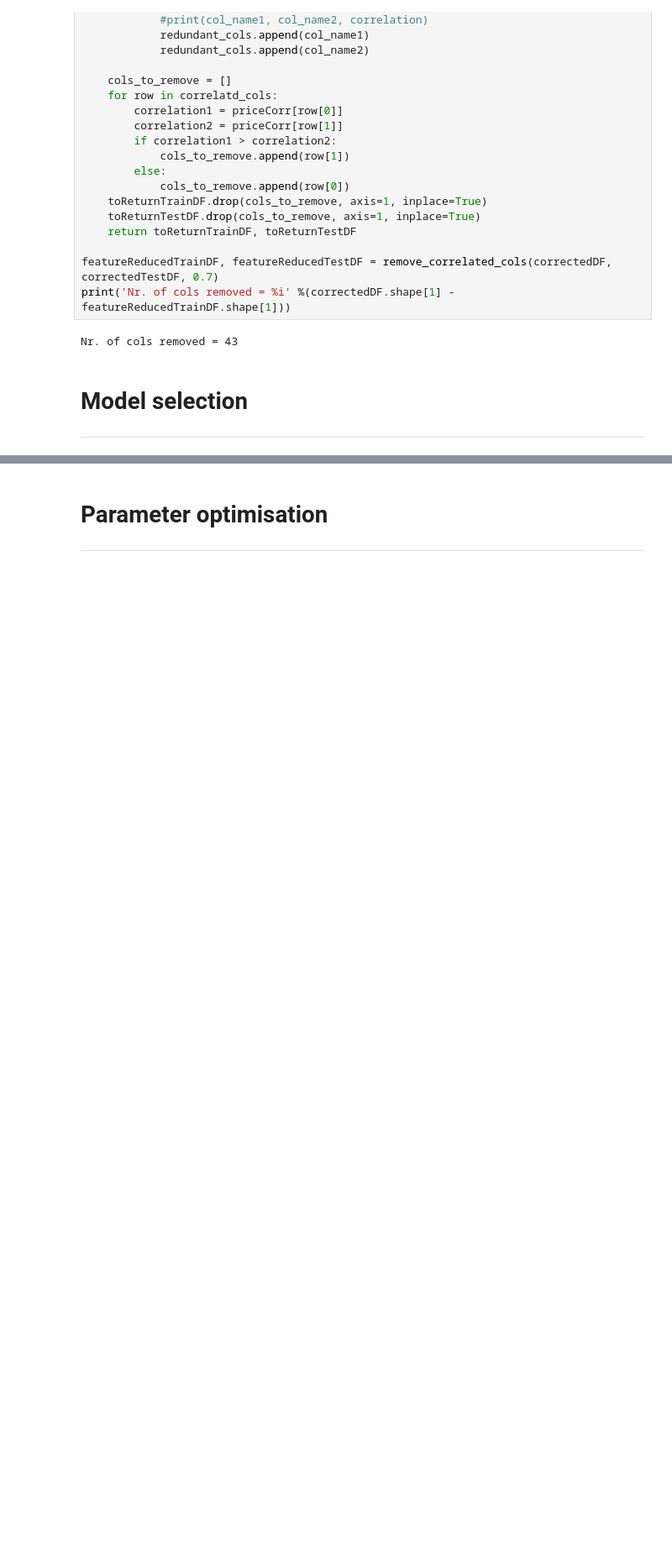
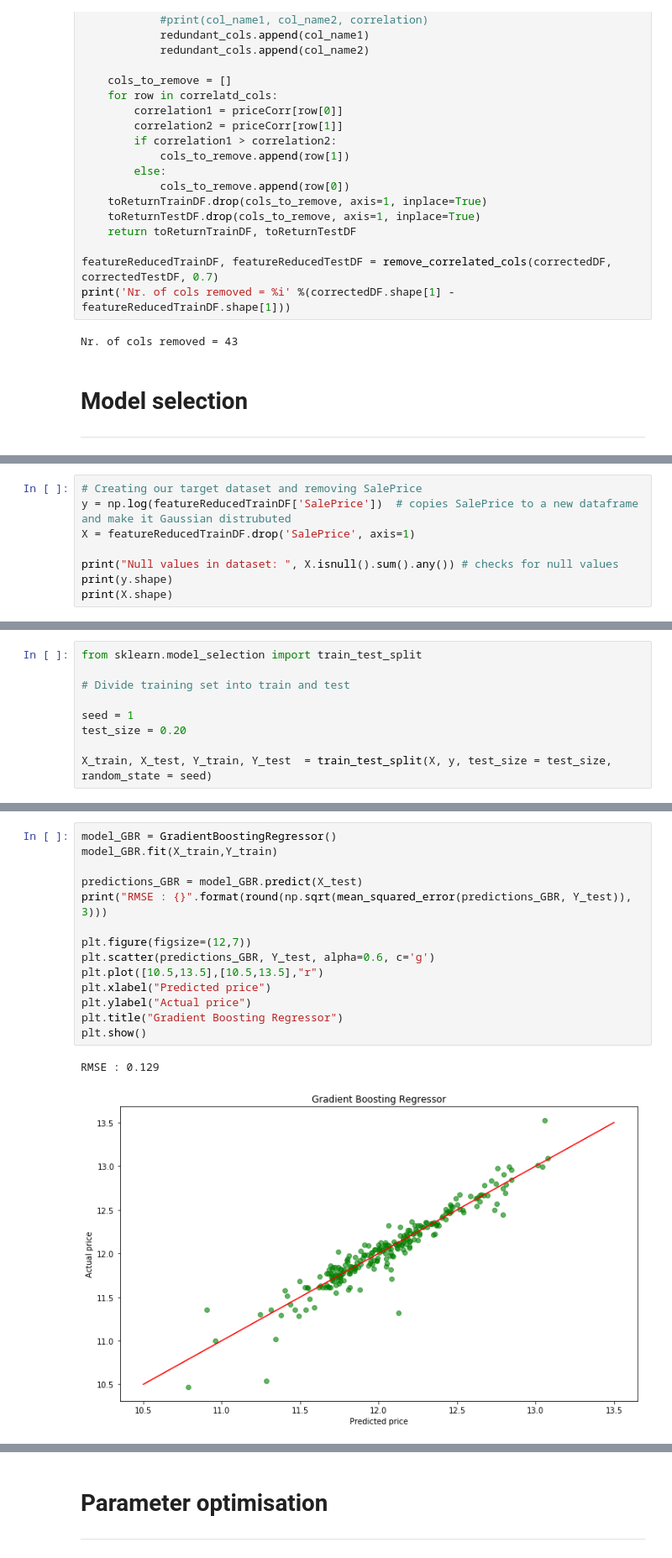
Before and after one commit to yohannjs/AML-2019, a Jupyter notebook: Challenges/House_Pricing/master_house_pricing_challenge.ipynb, the cells around one changed output, grey strips where cells are left out. Shown: that part at 84% size. Cells and saved outputs as stored; diff of their text form; blank space fills up the shorter version.

Commit message:
Added model selection and parts of parameter selection

```diff
--- a/Challenges/House_Pricing/master_house_pricing_challenge.ipynb
+++ b/Challenges/House_Pricing/master_house_pricing_challenge.ipynb
@@ -512,0 +524,8 @@ Nr. of cols removed = 43
+# %%
+# Creating our target dataset and removing SalePrice
+y = np.log(featureReducedTrainDF['SalePrice'])  # copies SalePrice to a new dataframe and make it Gaussian distrubuted
+X = featureReducedTrainDF.drop('SalePrice', axis=1)
+
+print("Null values in dataset: ", X.isnull().sum().any()) # checks for null values
+print(y.shape)
+print(X.shape)
@@ -512,0 +536,9 @@ Nr. of cols removed = 43
+# %%
+from sklearn.model_selection import train_test_split
+
+# Divide training set into train and test
+
+seed = 1
+test_size = 0.20
+
+X_train, X_test, Y_train, Y_test  = train_test_split(X, y, test_size = test_size, random_state = seed)
@@ -512,0 +615,17 @@ Nr. of cols removed = 43
+# %%
+model_GBR = GradientBoostingRegressor()
+model_GBR.fit(X_train,Y_train)
+
+predictions_GBR = model_GBR.predict(X_test)
+print("RMSE : {}".format(round(np.sqrt(mean_squared_error(predictions_GBR, Y_test)), 3)))
+
+plt.figure(figsize=(12,7))
+plt.scatter(predictions_GBR, Y_test, alpha=0.6, c='g')
+plt.plot([10.5,13.5],[10.5,13.5],"r")
+plt.xlabel("Predicted price")
+plt.ylabel("Actual price")
+plt.title("Gradient Boosting Regressor")
+plt.show()
+# %% [output]
+RMSE : 0.129
+[figure, added]
```
Also changed, not shown: parts of 13 cells of this notebook.
